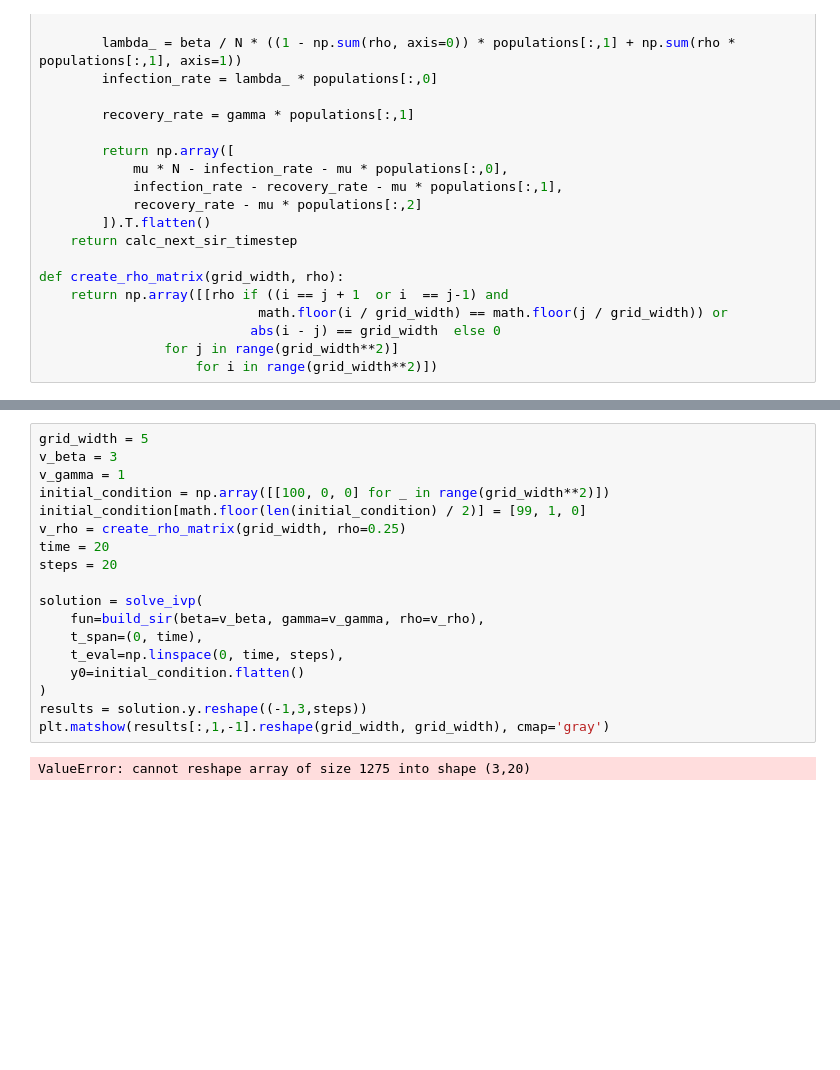
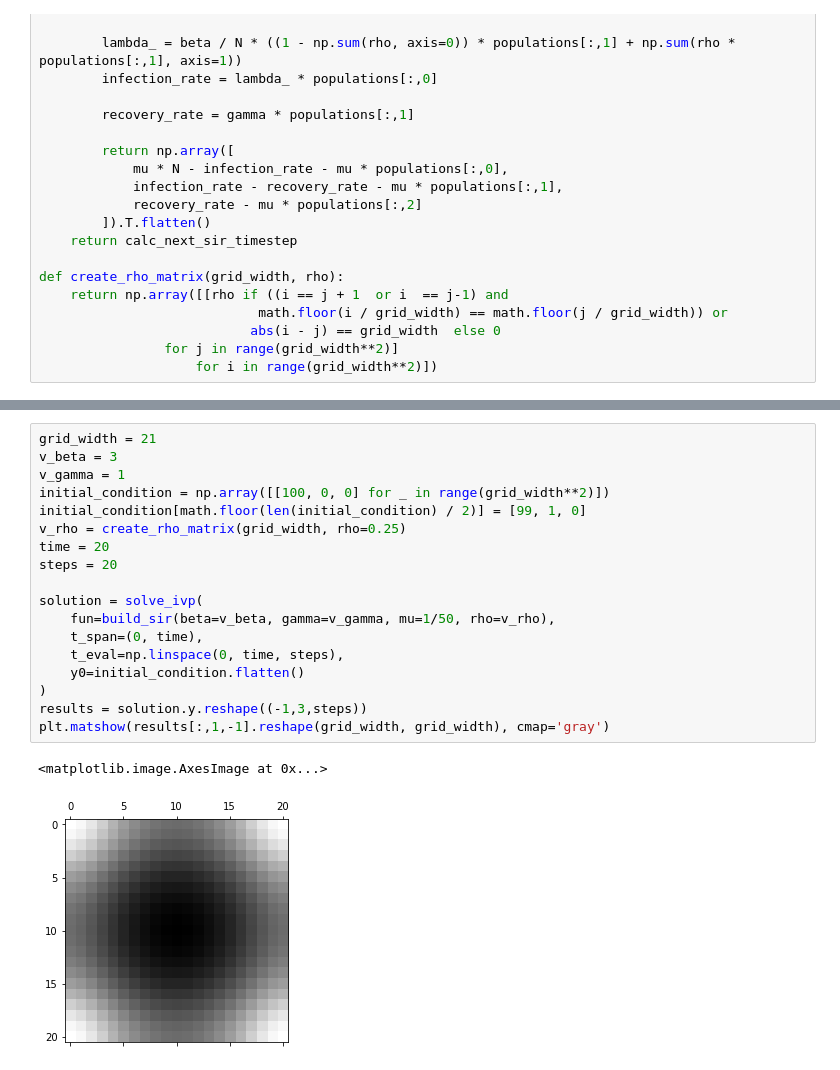
Before and after one commit to eschrad/Assignment-2, a Jupyter notebook: Lattice_Based.ipynb, the cells around one changed output, grey strips where cells are left out. Cells and saved outputs as stored; diff of their text form; blank space fills up the shorter version.

```diff
--- a/Lattice_Based.ipynb
+++ b/Lattice_Based.ipynb
@@ -71,24 +71,25 @@ plt.show()
 [figure]
 [figure]
 # %%
-grid_width = 5
+grid_width = 21
 v_beta = 3
 v_gamma = 1
 initial_condition = np.array([[100, 0, 0] for _ in range(grid_width**2)])
 initial_condition[math.floor(len(initial_condition) / 2)] = [99, 1, 0]
 v_rho = create_rho_matrix(grid_width, rho=0.25)
 time = 20
 steps = 20
 
 solution = solve_ivp(
-    fun=build_sir(beta=v_beta, gamma=v_gamma, rho=v_rho),
+    fun=build_sir(beta=v_beta, gamma=v_gamma, mu=1/50, rho=v_rho),
     t_span=(0, time),
     t_eval=np.linspace(0, time, steps),
     y0=initial_condition.flatten()
 )
 results = solution.y.reshape((-1,3,steps))
 plt.matshow(results[:,1,-1].reshape(grid_width, grid_width), cmap='gray')
 # %% [output]
-ValueError: cannot reshape array of size 1275 into shape (3,20)
+<matplotlib.image.AxesImage at 0x...>
+[figure, added]
 # %%
 
```
Also changed, not shown: parts of 1 cell of this notebook.
